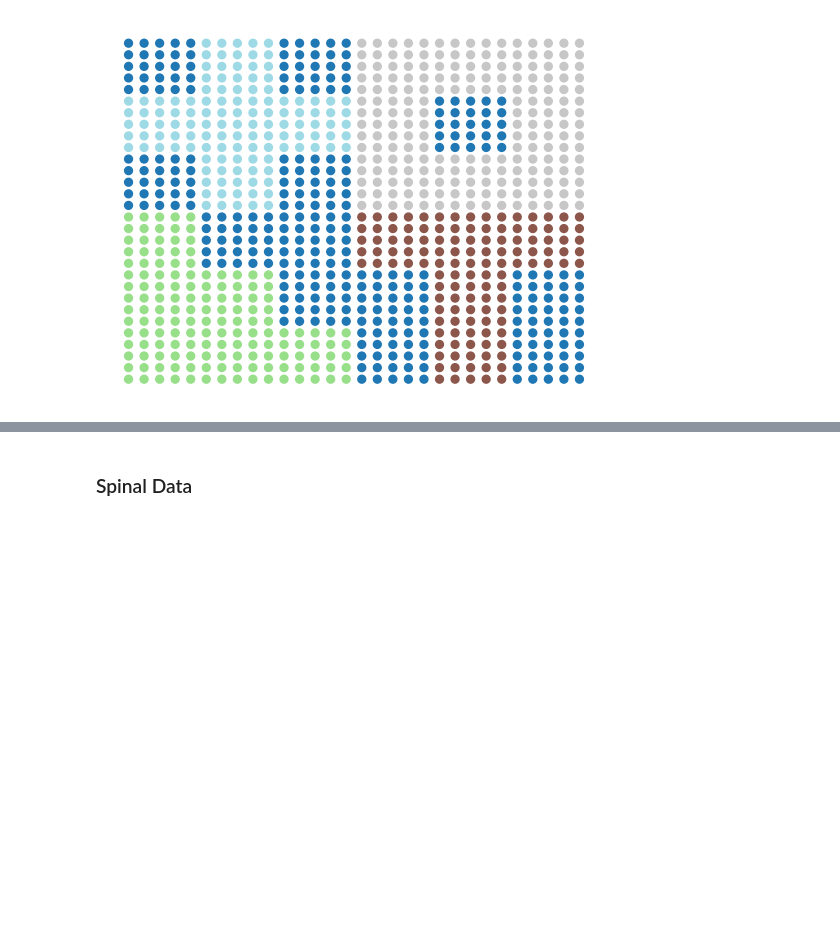
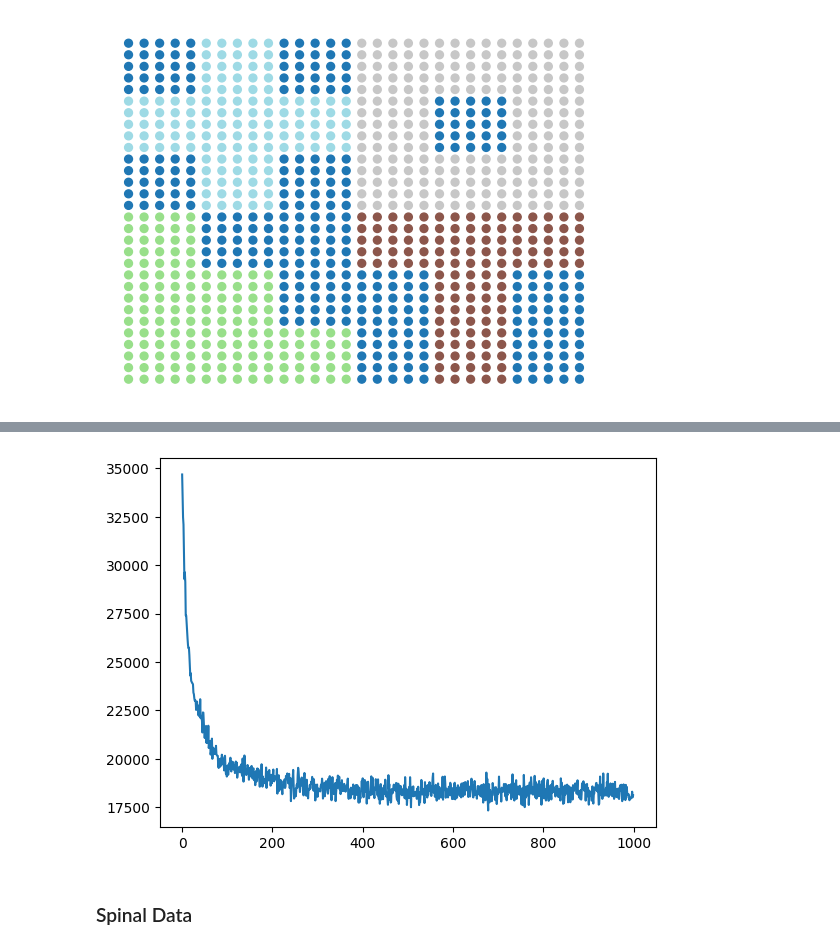
Before and after one commit to craigfouts/NeuralTopicModels, a Jupyter notebook: sandbox.ipynb, the cells around one changed output, grey strips where cells are left out. Saved outputs shown, nothing was run; the diff lists cells and outputs as text; code cells hidden in the pictures; blank space fills up the shorter version.

```diff
--- a/sandbox.ipynb
+++ b/sandbox.ipynb
@@ -22,3 +50,7 @@ util.visualize_dataset(X, X_labels, size=32, show_ax=False)
+# %%
+util.visualize_log(model.loss_log_)
+# %% [output]
+[figure, added]
 # %% [markdown]
 ### Spinal Data
 # %%
```
Also changed, not shown: parts of 11 cells of this notebook, 1 other file.
